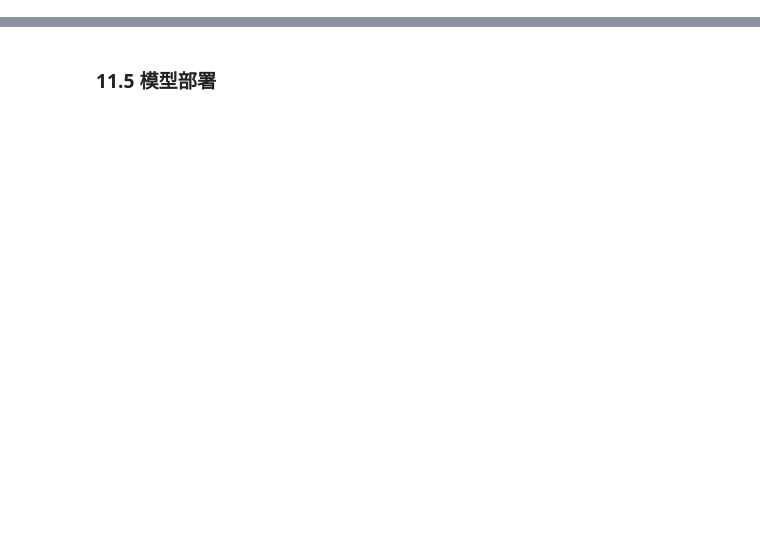
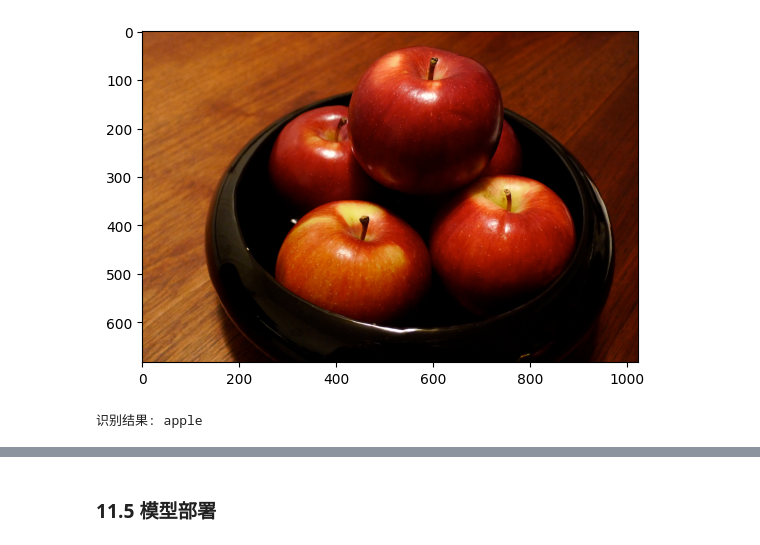
Before and after one commit to philexohf/Practical_AI_with_PyTorch, a Jupyter notebook: 11.模型优化与部署.ipynb, the cells around one changed output, grey strips where cells are left out. Saved outputs shown, nothing was run; the diff lists cells and outputs as text; code cells hidden in the pictures; blank space fills up the shorter version.

```diff
--- a/11.模型优化与部署.ipynb
+++ b/11.模型优化与部署.ipynb
@@ -316,0 +267,37 @@ print(output)
+# %%
+import os
+import cv2
+import numpy as np
+from PIL import Image
+import matplotlib.pyplot as plt
+
+data_path = './datasets/Fruit/valid'
+
+# 加载模型
+model = torch.load('./weights/finetuned_pruned_resnet18.pt')
+model.to(device)
+
+# 类别标签
+label_cls = [folder for folder in os.listdir(data_path) if os.path.isdir(os.path.join(data_path, folder))]
+
+# 预处理数据
+image = cv2.imread("./datasets/Fruit/valid/apple/Image_7.jpg")
+image = cv2.cvtColor(image, cv2.COLOR_BGR2RGB)
+plt.imshow(image)
+plt.show()
+
+img = Image.fromarray(image)
+img = transform(img).unsqueeze(0).to(device)  # (3) 添加批次维度  (4) 设备转移（数据）
+
+# （5）模型推理
+model.eval()
+output = model(img)
+
+# （6）后处理
+predicted_index = torch.argmax(output, dim=1).cpu().item()  # 获取预测的类别索引
+
+# （7）映射到类别标签  （8）输出结果
+print(f"识别结果: {label_cls[predicted_index]}")
+# %% [output]
+[figure, added]
+识别结果: apple
```
Also changed, not shown: parts of 51 cells of this notebook.
